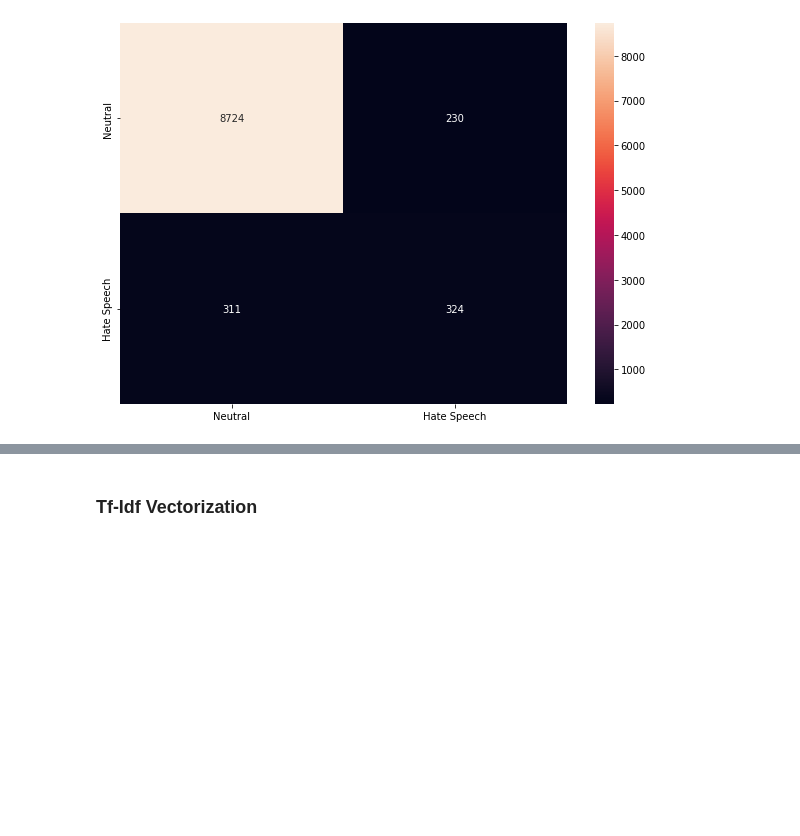
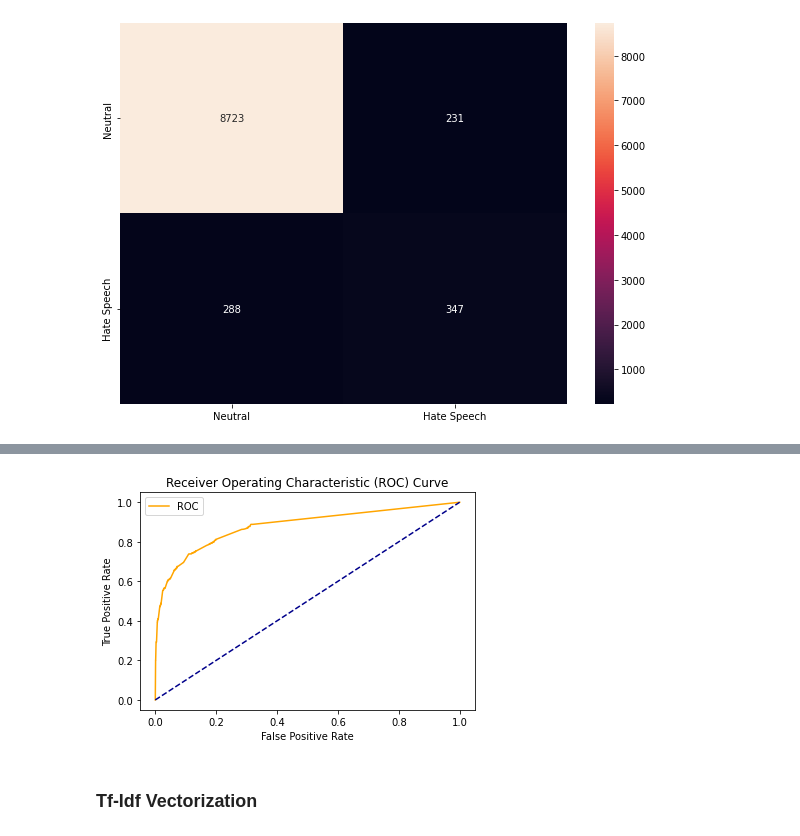
Before and after one commit to nishantbala/twitter-sentiment-analysis, a Jupyter notebook: sentiment-analysis.ipynb, the cells around one changed output, grey strips where cells are left out. Drawn from its saved outputs; the diff is of its cells as text; code cells hidden in the pictures; blank space fills up the shorter version.

Commit message:
Added Roc Curve

```diff
--- a/sentiment-analysis.ipynb
+++ b/sentiment-analysis.ipynb
@@ -413,7 +416,7 @@ X_train, X_test, y_train, y_test = train_test_split(cv_data_features, labels, te
 from sklearn.ensemble import RandomForestClassifier
 from sklearn.model_selection import cross_val_score
 
-cv_forest = RandomForestClassifier(n_estimators=10, n_jobs=4)
+cv_forest = RandomForestClassifier(n_estimators=10, n_jobs=4, class_weight = "balanced")
 
 cv_forest = cv_forest.fit(X_train, y_train)
 
@@ -455,3 +456,19 @@ The accuracy score of the predicted model using CountVectorizer is:  0.94
+# %%
+def plot_roc_curve(fper, tper):
+    plt.plot(fper, tper, color='orange', label='ROC')
+    plt.plot([0, 1], [0, 1], color='darkblue', linestyle='--')
+    plt.xlabel('False Positive Rate')
+    plt.ylabel('True Positive Rate')
+    plt.title('Receiver Operating Characteristic (ROC) Curve')
+    plt.legend()
+    plt.show()
+# %%
+pred_prob1 = cv_forest.predict_proba(X_test)
+pred_prob1 = pred_prob1[:, 1]
+fper, tper, thresholds = roc_curve(y_test, pred_prob1)
+plot_roc_curve(fper, tper)
+# %% [output]
+[figure, added]
 # %% [markdown]
 ### Tf-Idf Vectorization
 # %%
```
Also changed, not shown: parts of 8 cells of this notebook.
